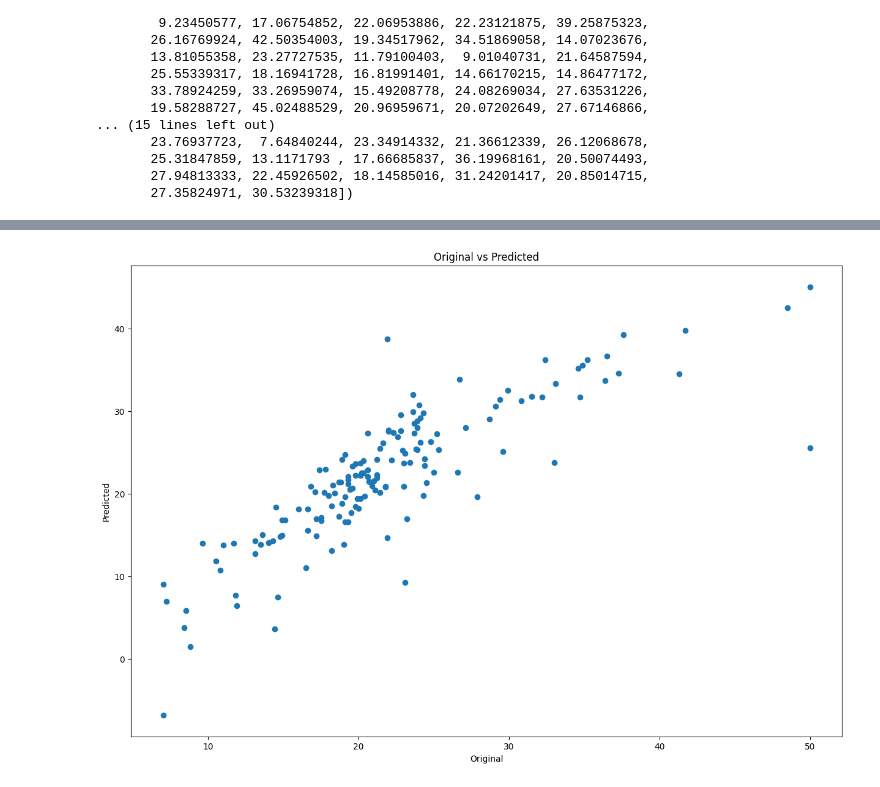
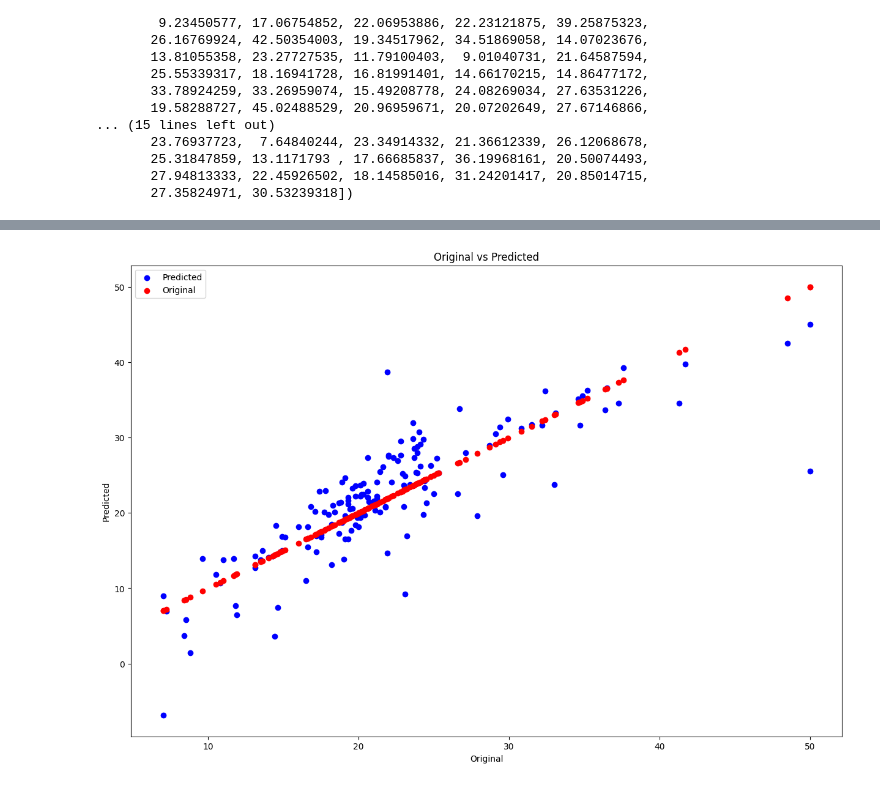
Before and after one commit to codes71/Semester5, a Jupyter notebook: lab3.ipynb, the cells around one changed output, grey strips where cells are left out. Saved outputs shown, nothing was run; the diff lists cells and outputs as text; code cells hidden in the pictures.

```diff
--- a/lab3.ipynb
+++ b/lab3.ipynb
@@ -115,9 +130,12 @@ np.float64(20.718012877838326)
 # %%
-plt.figure(figsize=(15,10))
-plt.scatter(y_test,y_pred)
+
+plt.figure(figsize=(15, 10))
+plt.scatter(y_test, y_pred, c='blue', label='Predicted')
+plt.scatter(y_test, y_test, c='red', label='Original')
 plt.xlabel('Original')
 plt.ylabel('Predicted')
 plt.title('Original vs Predicted')
+plt.legend()
 plt.show()
 # %% [output]
-[figure, old version]
+[figure, new version]
```
Also changed, not shown: parts of 5 cells of this notebook, 5 other files.
